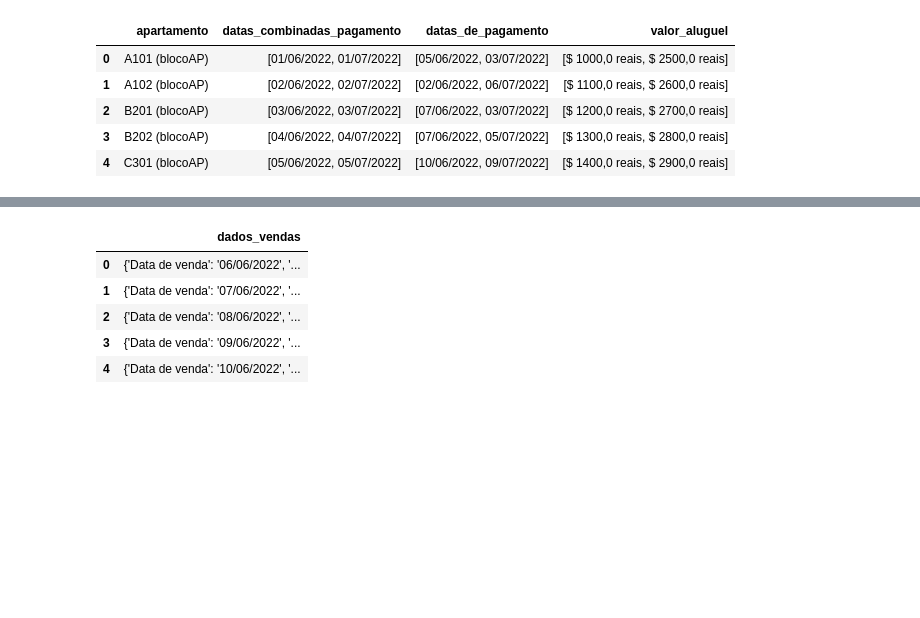
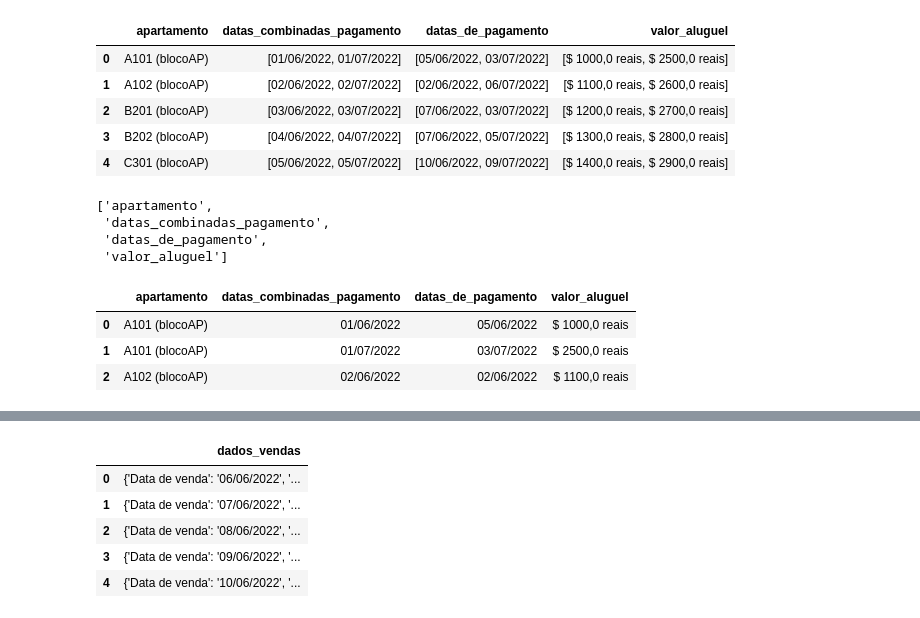
Before and after one commit to Matheus-Pombeiro/transformacao_manipulacao_dados, a Jupyter notebook: transformacao_manipulacao_dados_desafio.ipynb, the cells around one changed output, grey strips where cells are left out. Saved outputs shown, nothing was run; the diff lists cells and outputs as text; code cells hidden in the pictures; blank space fills up the shorter version.

Commit message:
feat: second class (challenge) - numeric data

```diff
--- a/transformacao_manipulacao_dados_desafio.ipynb
+++ b/transformacao_manipulacao_dados_desafio.ipynb
@@ -29,3 +34,24 @@ locacao_imoveis.head()
 | 2 | B201 (blocoAP) | [03/06/2022, 03/07/2022] | [07/06/2022, 03/07/2022] | [$ 1200,0 reais, $ 2700,0 reais] |
 | 3 | B202 (blocoAP) | [04/06/2022, 04/07/2022] | [07/06/2022, 05/07/2022] | [$ 1300,0 reais, $ 2800,0 reais] |
 | 4 | C301 (blocoAP) | [05/06/2022, 05/07/2022] | [10/06/2022, 09/07/2022] | [$ 1400,0 reais, $ 2900,0 reais] |
+# %%
+# Obtendo as colunas com dados em lista
+colunas = list(locacao_imoveis.columns)
+colunas
+# %% [output]
+['apartamento',
+ 'datas_combinadas_pagamento',
+ 'datas_de_pagamento',
+ 'valor_aluguel']
+# %%
+# Separando os dados
+locacao_imoveis = locacao_imoveis.explode(colunas[1:])
+
+# Resetando o index
+locacao_imoveis.reset_index(inplace=True, drop=True)
+locacao_imoveis.head(3)
+# %% [output]
+|  | apartamento | datas_combinadas_pagamento | datas_de_pagamento | valor_aluguel |
+| 0 | A101 (blocoAP) | 01/06/2022 | 05/06/2022 | $ 1000,0 reais |
+| 1 | A101 (blocoAP) | 01/07/2022 | 03/07/2022 | $ 2500,0 reais |
+| 2 | A102 (blocoAP) | 02/06/2022 | 02/06/2022 | $ 1100,0 reais |
```
Also changed, not shown: parts of 9 cells of this notebook.
